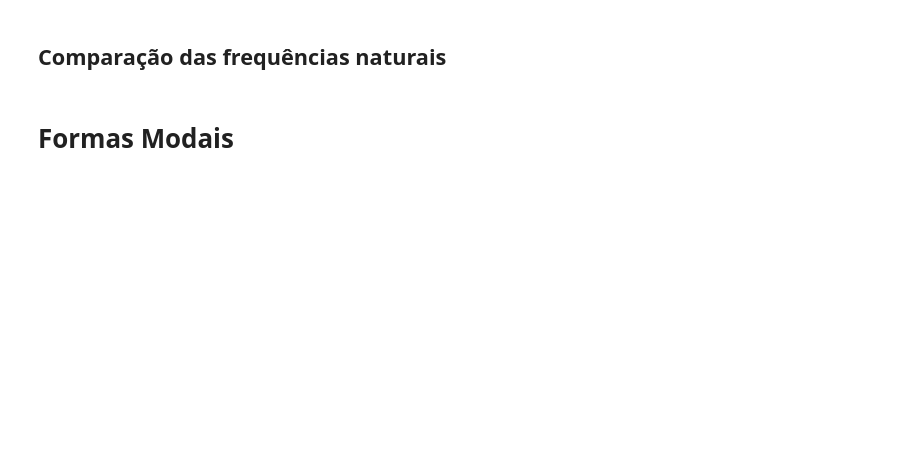
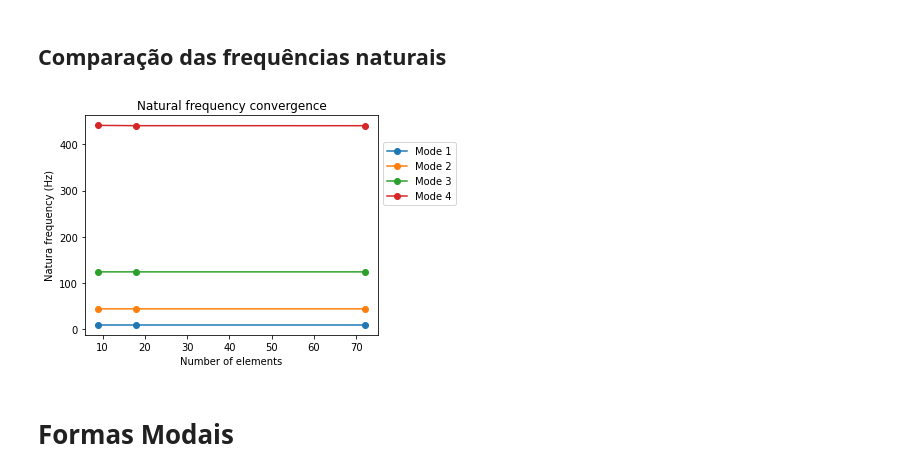
Before and after one commit to lucas-schroeder/Master_program_UFSC, a Jupyter notebook: VA/work1/FEM_lucas_schroeder.ipynb, the cells around one changed output. Saved outputs shown, nothing was run; the diff lists cells and outputs as text; code cells hidden in the pictures; blank space fills up the shorter version.

```diff
--- a/VA/work1/FEM_lucas_schroeder.ipynb
+++ b/VA/work1/FEM_lucas_schroeder.ipynb
@@ -70,7 +72,7 @@ MJ[3,3] = J_eng
 Keq = np.zeros((4,4))
 Keq[2,2] = k_mola
 
-n = np.array([9, 18, 720])                  # Array com os numeros de elementos
+n = np.array([9, 18, 72])                  # Array com os numeros de elementos
 resultados = dict()
 
 for N in n:
@@ -148,13 +150,6 @@ for N in n:
     resultados[N]['theta'] = Vc[1::2, :] # Modos angulares (Gl 2,4,6,...)
     resultados[N]['M'] = M
     resultados[N]['K'] = K
-
-    # # Faz as formas modais terem a mesma orientação
-    # for j in range(1, W.size):
-    #     if np.sum(resultados[N]['V'][:,j-1]) >= 0:
-    #         pass
-    #     else:
-    #         resultados[N]['V'][:,j-1] *= -1
 # %% [markdown]
 # Frequências Naturais
 # %%
@@ -165,16 +179,22 @@ pd.DataFrame(data=[resultados[n_b]['fn'] for n_b in n], index=[f"n={i}" for i in
 # %%
 fn_N=np.zeros((4, len(n)))
 for j in range(0,4): # numero de modos
     for k in range(len(n)): # Número de simulações
         fn_N[j, k] = resultados[n[k]]['fn'][j]
 
 for j in range(fn_N[:,0].size):
     plt.plot(n, fn_N[j,:], marker='o')
 
-plt.xlabel('Numero de funções base')
-plt.ylabel('Freq. natural (Hz)')
-plt.legend(['Modo 1', 'Modo 2','Modo 3', 'Modo 4'], loc='upper left', bbox_to_anchor=(1, 0.9))
+plt.title("Natural frequency convergence")
+plt.xlabel('Number of elements')
+# plt.xscale('log')
+plt.ylabel('Natura frequency (Hz)')
+plt.legend(['Mode 1', 'Mode 2','Mode 3', 'Mode 4'], loc='upper left', bbox_to_anchor=(1, 0.9))
+plt.tight_layout()
+plt.savefig("img/fem_freq_convergence.pdf")
 plt.show()
+# %% [output]
+[figure, added]
 # %% [markdown]
 # Formas Modais
 # %%
```
Also changed, not shown: parts of 9 cells of this notebook, 16 other files.
